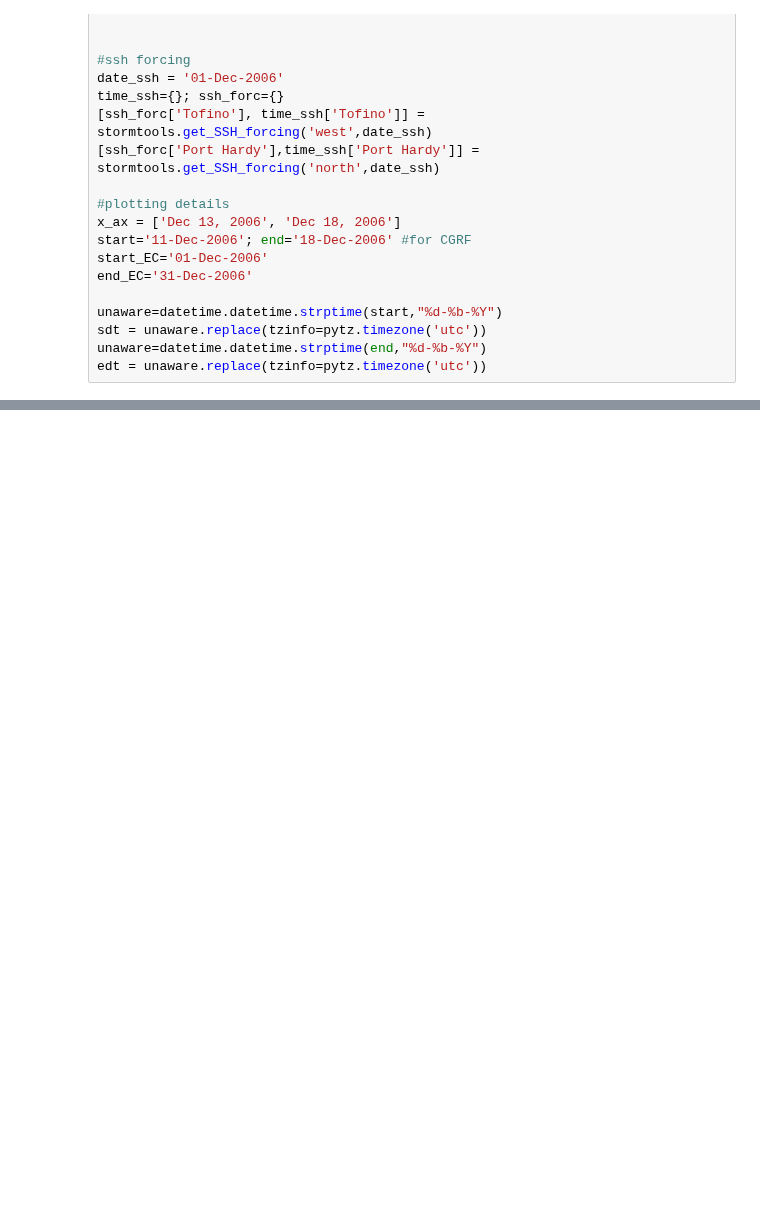
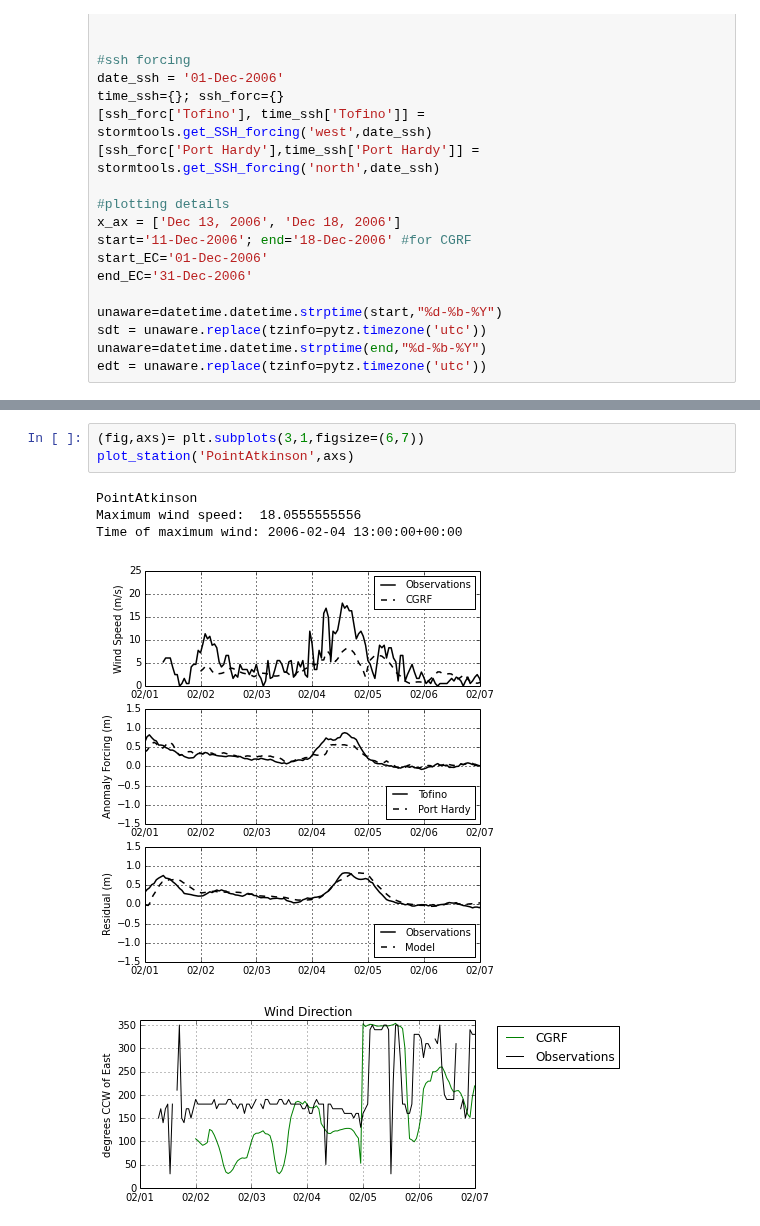
Before and after one commit to SalishSeaCast/storm-surge, a Jupyter notebook: FigureScripts/Nov 2009 -weather compare.ipynb, the cells around one changed output, grey strips where cells are left out. Cells and saved outputs as stored; diff of their text form; blank space fills up the shorter version.

```diff
--- a/FigureScripts/Nov 2009 -weather compare.ipynb
+++ b/FigureScripts/Nov 2009 -weather compare.ipynb
@@ -249,0 +312,9 @@ Time of maximum wind: 2006-12-15 12:00:00+00:00
+# %%
+(fig,axs)= plt.subplots(3,1,figsize=(6,7))
+plot_station('PointAtkinson',axs)
+# %% [output]
+PointAtkinson
+Maximum wind speed:  18.0555555556
+Time of maximum wind: 2006-02-04 13:00:00+00:00
+[figure, added]
+[figure, added]
```
Also changed, not shown: parts of 6 cells of this notebook, 1 other file.
